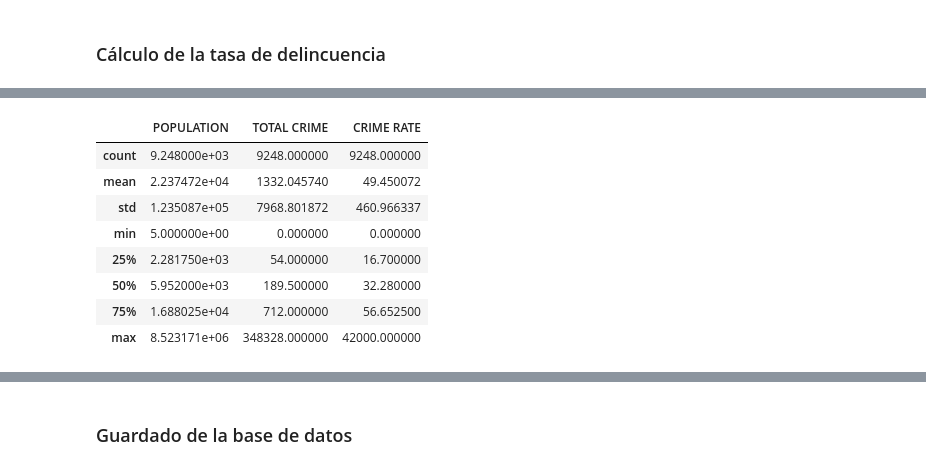
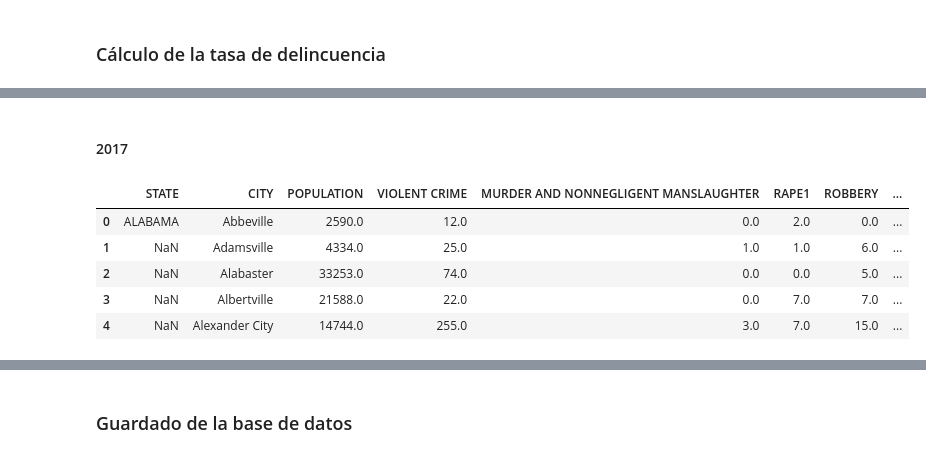
Before and after one commit to HotelWise/HotelWise, a Jupyter notebook: HotelWise/Crime_In_The_USA/CriminalityUSA.ipynb, the cells around one changed output, grey strips where cells are left out. Saved outputs shown, nothing was run; the diff lists cells and outputs as text; code cells hidden in the pictures.

```diff
--- a/HotelWise/Crime_In_The_USA/CriminalityUSA.ipynb
+++ b/HotelWise/Crime_In_The_USA/CriminalityUSA.ipynb
@@ -44,6 +62,7 @@ crime_df.head()
 ### Formateo de Celdas
 # %%
 # Quitar \ y \n de los nombres de las columnas
-nuevos_nombres = {nombre_columna: nombre_columna.replace("\\", " ").replace("\n", " ") for nombre_columna in crime_df.columns}
-
-crime_df.rename(columns=nuevos_nombres, inplace=True)
+nuevos_nombres = {nombre_columna: nombre_columna.replace("\\", " ").replace("\n", " ") for nombre_columna in crime_df_2017.columns}
+crime_df_2017.rename(columns=nuevos_nombres, inplace=True)
+nuevos_nombres = {nombre_columna: nombre_columna.replace("\\", " ").replace("\n", " ") for nombre_columna in crime_df_2018.columns}
+crime_df_2018.rename(columns=nuevos_nombres, inplace=True)
@@ -59,4 +77,4 @@ crime_df.head()
 # %%
 # Convertir todos los nombres de las columnas a mayúsculas
-crime_df.columns = crime_df.columns.str.upper()
-crime_df.head()
+crime_df_2017.columns = crime_df_2017.columns.str.upper()
+crime_df_2018.columns = crime_df_2018.columns.str.upper()
@@ -169,12 +91,12 @@ memory usage: 433.5+ KB
-# %%
-crime_df.describe()
-# %% [output]
-|  | POPULATION | TOTAL CRIME | CRIME RATE |
-| count | 9.248000e+03 | 9248.000000 | 9248.000000 |
-| mean | 2.237472e+04 | 1332.045740 | 49.450072 |
-| std | 1.235087e+05 | 7968.801872 | 460.966337 |
-| min | 5.000000e+00 | 0.000000 | 0.000000 |
-| 25% | 2.281750e+03 | 54.000000 | 16.700000 |
-| 50% | 5.952000e+03 | 189.500000 | 32.280000 |
-| 75% | 1.688025e+04 | 712.000000 | 56.652500 |
-| max | 8.523171e+06 | 348328.000000 | 42000.000000 |
+# %% [markdown]
+#### 2017
+# %%
+crime_df_2017['TOTAL CRIME'] = crime_df_2017.loc[:, 'VIOLENT CRIME':'ARSON2'].sum(axis=1)
+crime_df_2017.head()
+# %% [output]
+|  | STATE | CITY | POPULATION | VIOLENT CRIME | MURDER AND NONNEGLIGENT MANSLAUGHTER | RAPE1 | ROBBERY | ... |
+| 0 | ALABAMA | Abbeville | 2590.0 | 12.0 | 0.0 | 2.0 | 0.0 | ... |
+| 1 | NaN | Adamsville | 4334.0 | 25.0 | 1.0 | 1.0 | 6.0 | ... |
+| 2 | NaN | Alabaster | 33253.0 | 74.0 | 0.0 | 0.0 | 5.0 | ... |
+| 3 | NaN | Albertville | 21588.0 | 22.0 | 0.0 | 7.0 | 7.0 | ... |
+| 4 | NaN | Alexander City | 14744.0 | 255.0 | 3.0 | 7.0 | 15.0 | ... |
```
Also changed, not shown: parts of 72 cells of this notebook, 2 other files.
